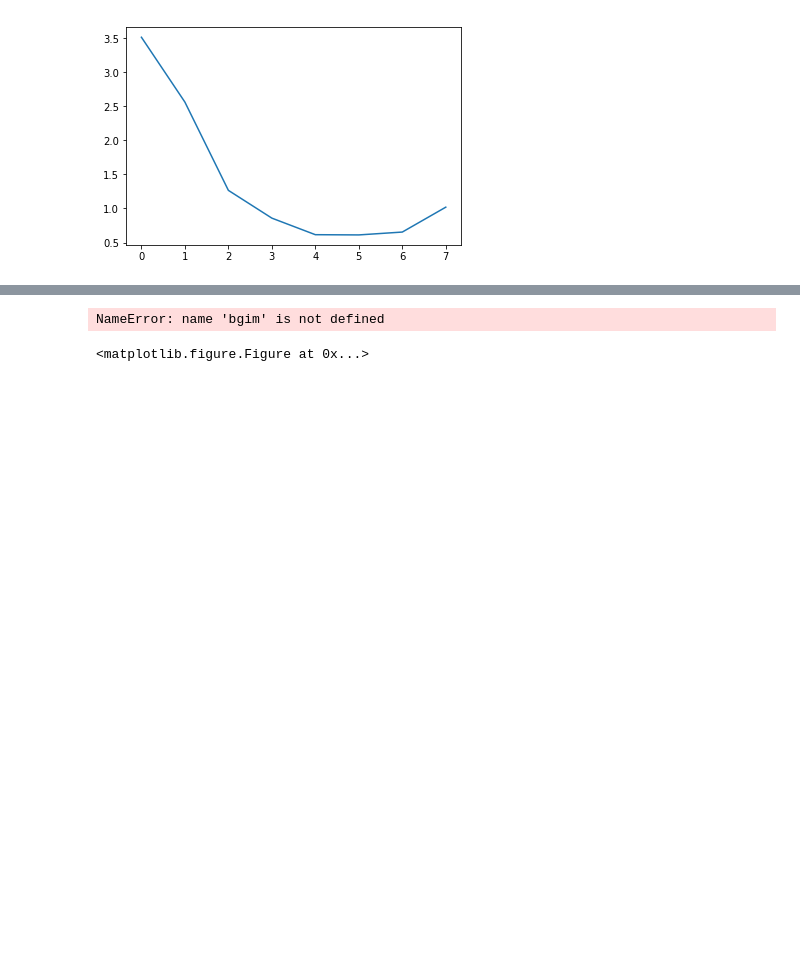
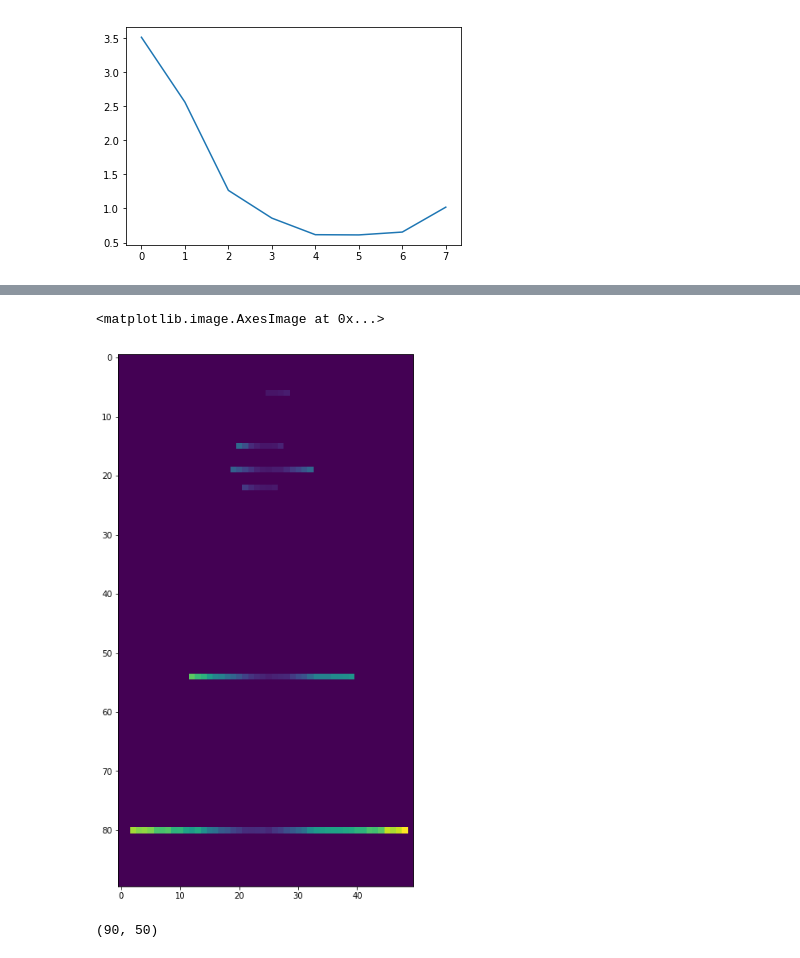
Before and after one commit to zazizizou/gradient_ansatz, a Jupyter notebook: DoF_cailb.ipynb, the cells around one changed output, grey strips where cells are left out. Drawn from its saved outputs; the diff is of its cells as text; code cells hidden in the pictures; blank space fills up the shorter version.

```diff
--- a/DoF_cailb.ipynb
+++ b/DoF_cailb.ipynb
@@ -156,6 +180,13 @@ plt.plot(curves[-3])
+# %%
+cu_img = np.zeros((90, 50))
+# %%
+for cu, cb in zip(curves, calib_bubbles):
+    xdata = np.arange(0, len(cu)) - np.argmin(cu) + 25
+    for x, y in zip(xdata, cu):
+        cu_img[int(cb.radius), x] = y
 # %%
 plt.figure(figsize=(12,12))
-plt.imshow(bgim[-4])
+plt.imshow(cu_img)
 # %% [output]
-NameError: name 'bgim' is not defined
+<matplotlib.image.AxesImage at 0x...>
-<matplotlib.figure.Figure at 0x...>
+[figure, added]
@@ -161,0 +195,4 @@ NameError: name 'bgim' is not defined
+# %%
+cu_img_fit.shape
+# %% [output]
+(90, 50)
```
Also changed, not shown: parts of 17 cells of this notebook, 1 other file.
